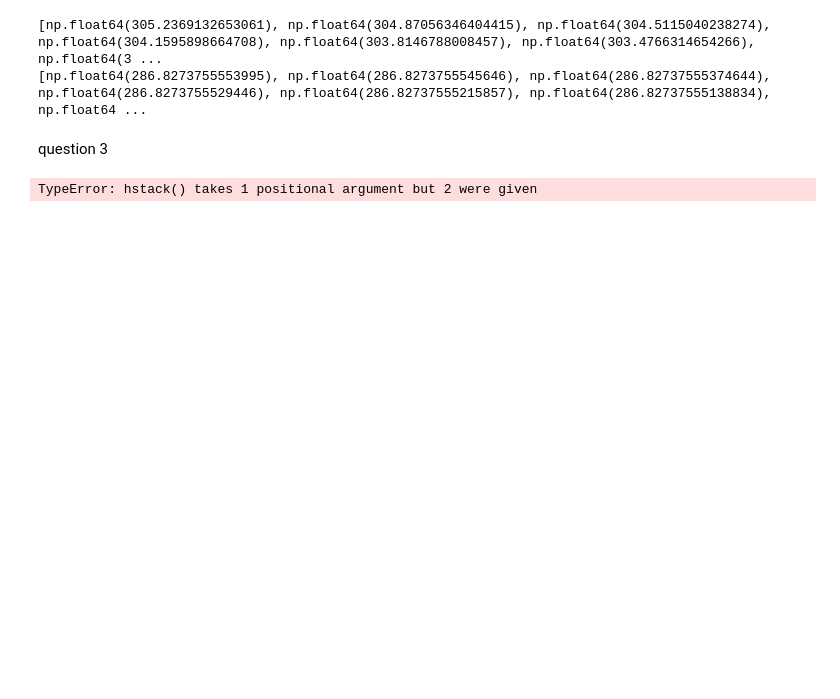
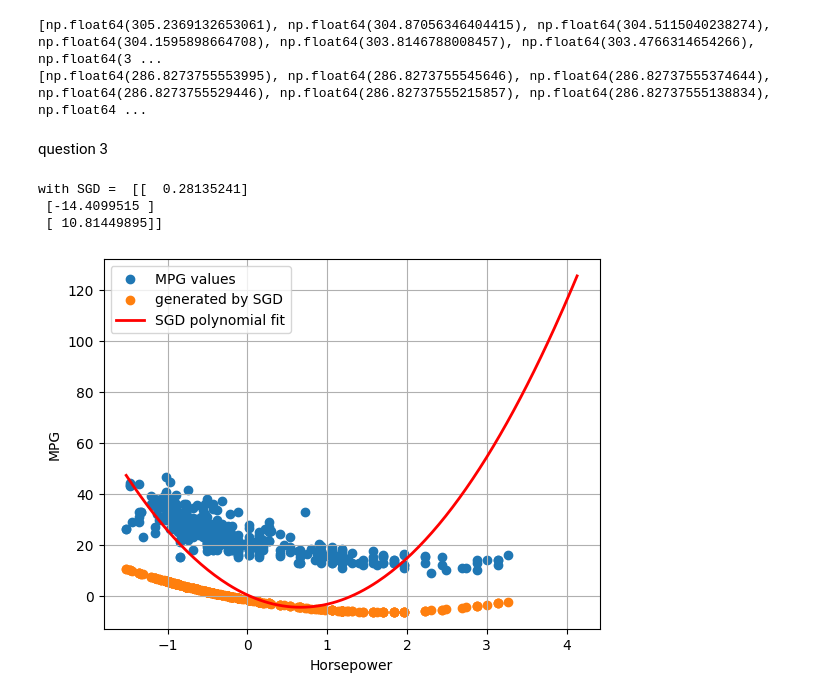
Before and after one commit to h-a-bhsht/data_mining, a Jupyter notebook: hw3.ipynb, the cells around one changed output. Cells and saved outputs as stored; diff of their text form; code cells hidden in the pictures; blank space fills up the shorter version.

```diff
--- a/hw3.ipynb
+++ b/hw3.ipynb
@@ -149,23 +150,48 @@ print(cost_bgd[-10:])
 [np.float64(286.8273755553995), np.float64(286.8273755545646), np.float64(286.82737555374644), np.float64(286.8273755529446), np.float64(286.82737555215857), np.float64(286.82737555138834), np.float64 ...
 # %% [markdown]
 question 3
-# %%
-A = np.hstack((np.ones(len(data_mpg)) , data_mpg['Horsepower'].values ))
-A = np.hstack(A , data_mpg['Horsepower'].values ** 2)
-#A = np.column_stack( A , )
-A_scaled = scaler.fit_transform(A)
-y = data_mpg['MPG'].values
-
-W_SGD , cost_sgd = SGD(A_scaled, y)
-print("with SGD = " ,W_SGD)
-
-plt.plot(A_scaled, y , label='SGD')
-plt.plot(A_scaled, A_scaled @ W , label='BGD')
-plt.xlabel('Iteration Number')
-plt.ylabel('Cost')
-plt.title('Batch Gradient Descent Cost Over Iterations')
-plt.grid(True)
-plt.legend()
-plt.show()
-# %% [output]
-TypeError: hstack() takes 1 positional argument but 2 were given
+# %%
+A = np.column_stack([ np.ones(len(data_mpg)) , data_mpg['Horsepower'].values , data_mpg['Horsepower'].values ** 2 ])
+A_scaled = scaler.fit_transform(A)
+y = data_mpg['MPG'].values
+
+def SGD_n(A, y, learn_rate=0.01, max_iters=5000 , ):
+  m, n = A.shape
+  w = np.random.randn(n, 1)
+  rows = len(A)
+  cost_history = []
+  for i in range(max_iters):
+      random_index = np.random.randint(rows)
+      xi = A[random_index:random_index+1]
+      yi = y[random_index:random_index+1]
+      prediction = xi.dot(w)
+      error = prediction - yi
+      gradients = 2 * xi.T.dot(error)
+      w = w - learn_rate * gradients
+      error = A.dot(w) - y
+      cost = (error.T @ error)[0, 0] / (2 * m)
+      cost_history.append(cost)
+  return w , cost_history
+
+
+W_SGD , cost_sgd = SGD_n(A_scaled, y)
+print("with SGD = " ,W_SGD)
+# %% [output]
+with SGD =  [[  0.28135241]
+ [-14.4099515 ]
+ [ 10.81449895]]
+# %%
+xfit = np.linspace(A_scaled.min(), A_scaled.max(), 200)
+Xfit = np.column_stack([np.ones_like(xfit), xfit, xfit**2])
+yfit = Xfit @ W_SGD
+
+plt.scatter(A_scaled[:,1:2], y , label='MPG values')
+plt.scatter(A_scaled[:,1:2], A_scaled @ W_SGD , label='generated by SGD')
+plt.plot(xfit, yfit, color='red', linewidth=2, label='SGD polynomial fit')
+plt.xlabel('Horsepower')
+plt.ylabel('MPG')
+plt.grid(True)
+plt.legend()
+plt.show()
+# %% [output]
+[figure, added]
```
Also changed, not shown: parts of 3 cells of this notebook.
